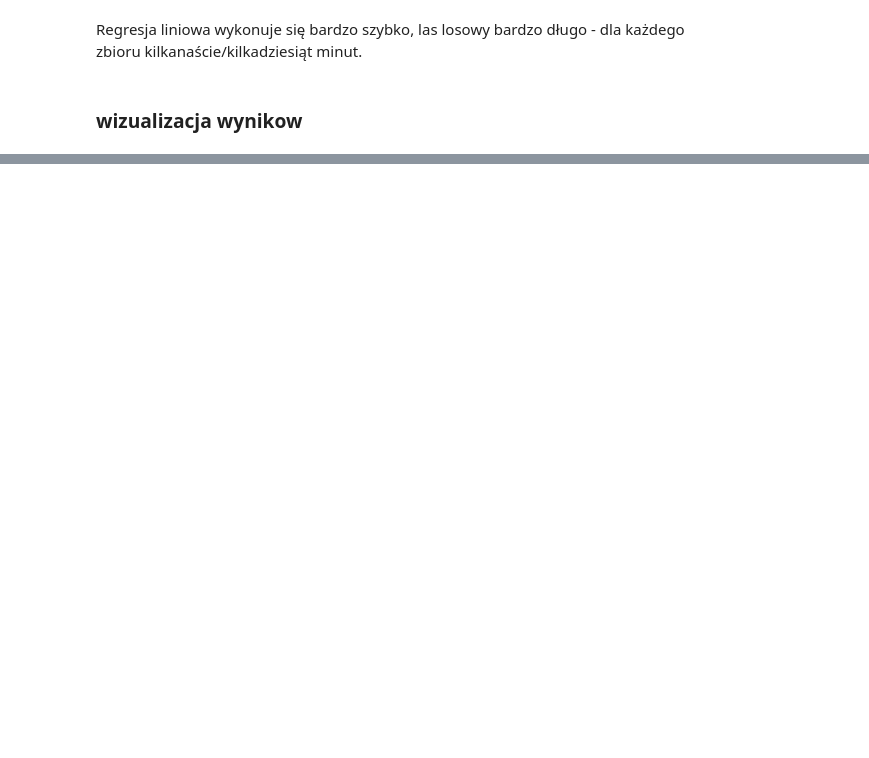
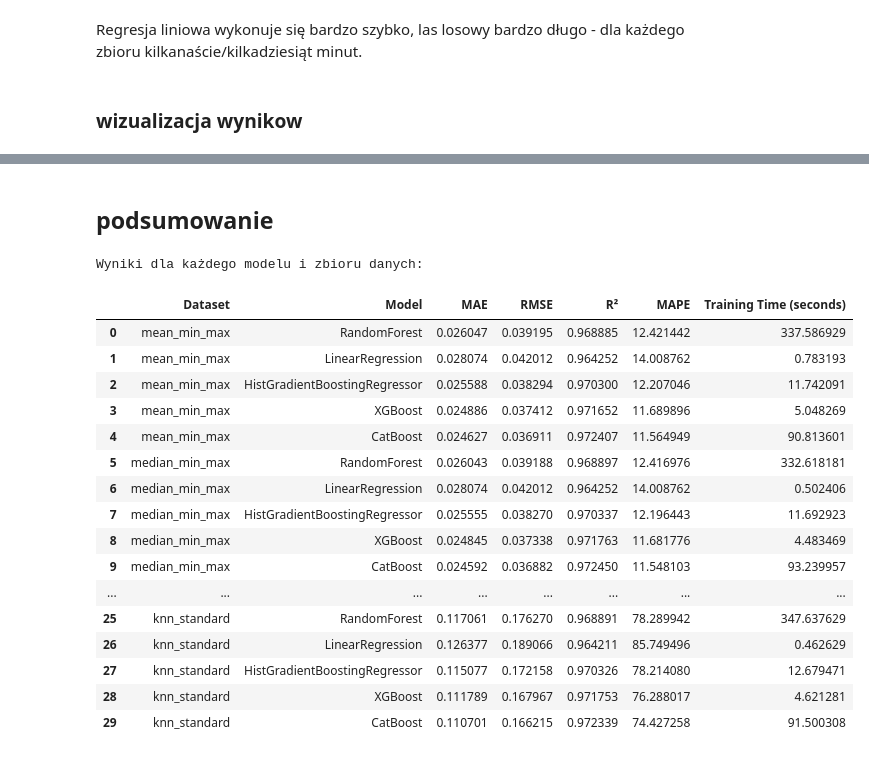
Before and after one commit to RafMat159/MOW_II_Projekt_I, a Jupyter notebook: Used _Car_Auction_Prices_2.ipynb, the cells around one changed output, grey strips where cells are left out. Saved outputs shown, nothing was run; the diff lists cells and outputs as text; code cells hidden in the pictures; blank space fills up the shorter version.

```diff
--- a/Used _Car_Auction_Prices_2.ipynb
+++ b/Used _Car_Auction_Prices_2.ipynb
@@ -170,0 +224,24 @@ plot_comparison_metrics(linear_regression_results, random_forest_results)
+# %% [markdown]
+## podsumowanie
+# %%
+print("\nWyniki dla każdego modelu i zbioru danych:")
+results_df
+# %% [output]
+Wyniki dla każdego modelu i zbioru danych:
+|  | Dataset | Model | MAE | RMSE | R² | MAPE | Training Time (seconds) |
+| 0 | mean_min_max | RandomForest | 0.026047 | 0.039195 | 0.968885 | 12.421442 | 337.586929 |
+| 1 | mean_min_max | LinearRegression | 0.028074 | 0.042012 | 0.964252 | 14.008762 | 0.783193 |
+| 2 | mean_min_max | HistGradientBoostingRegressor | 0.025588 | 0.038294 | 0.970300 | 12.207046 | 11.742091 |
+| 3 | mean_min_max | XGBoost | 0.024886 | 0.037412 | 0.971652 | 11.689896 | 5.048269 |
+| 4 | mean_min_max | CatBoost | 0.024627 | 0.036911 | 0.972407 | 11.564949 | 90.813601 |
+| 5 | median_min_max | RandomForest | 0.026043 | 0.039188 | 0.968897 | 12.416976 | 332.618181 |
+| 6 | median_min_max | LinearRegression | 0.028074 | 0.042012 | 0.964252 | 14.008762 | 0.502406 |
+| 7 | median_min_max | HistGradientBoostingRegressor | 0.025555 | 0.038270 | 0.970337 | 12.196443 | 11.692923 |
+| 8 | median_min_max | XGBoost | 0.024845 | 0.037338 | 0.971763 | 11.681776 | 4.483469 |
+| 9 | median_min_max | CatBoost | 0.024592 | 0.036882 | 0.972450 | 11.548103 | 93.239957 |
+| ... | ... | ... | ... | ... | ... | ... | ... |
+| 25 | knn_standard | RandomForest | 0.117061 | 0.176270 | 0.968891 | 78.289942 | 347.637629 |
+| 26 | knn_standard | LinearRegression | 0.126377 | 0.189066 | 0.964211 | 85.749496 | 0.462629 |
+| 27 | knn_standard | HistGradientBoostingRegressor | 0.115077 | 0.172158 | 0.970326 | 78.214080 | 12.679471 |
+| 28 | knn_standard | XGBoost | 0.111789 | 0.167967 | 0.971753 | 76.288017 | 4.621281 |
+| 29 | knn_standard | CatBoost | 0.110701 | 0.166215 | 0.972339 | 74.427258 | 91.500308 |
```
Also changed, not shown: parts of 15 cells of this notebook, 7 other files.
